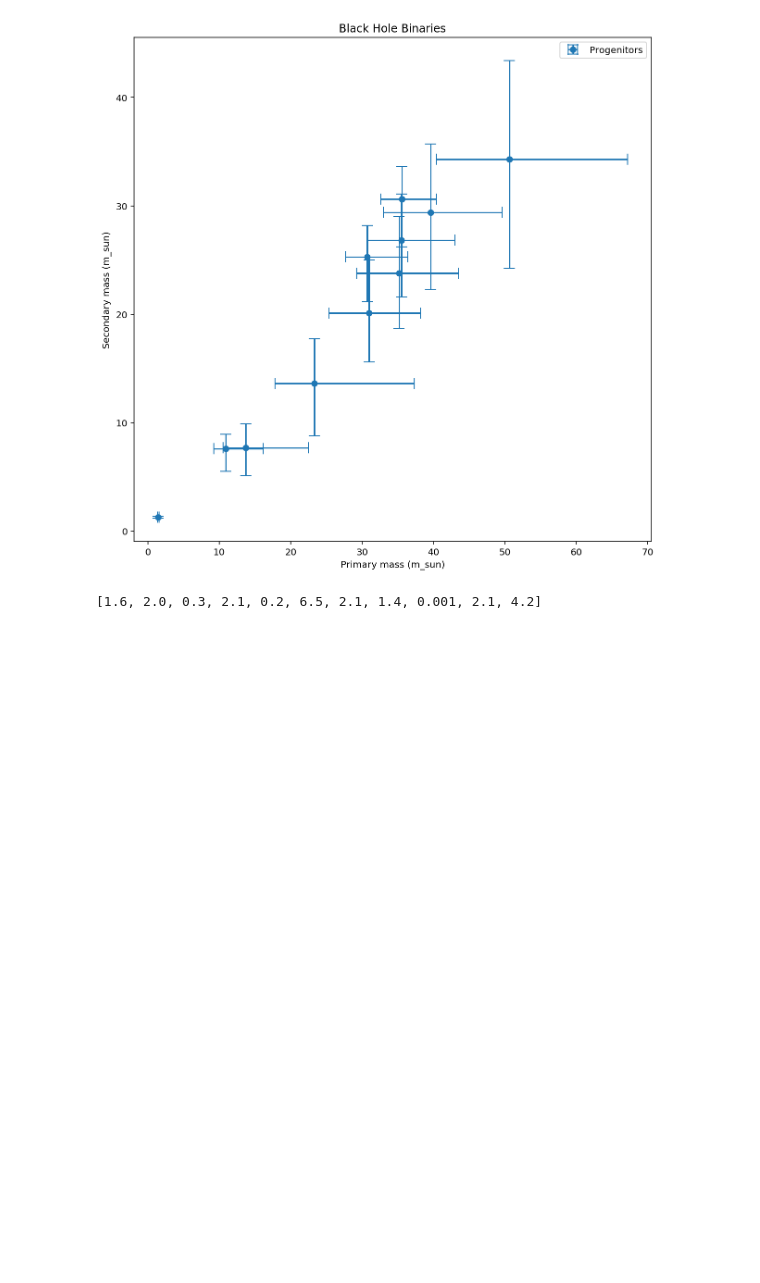
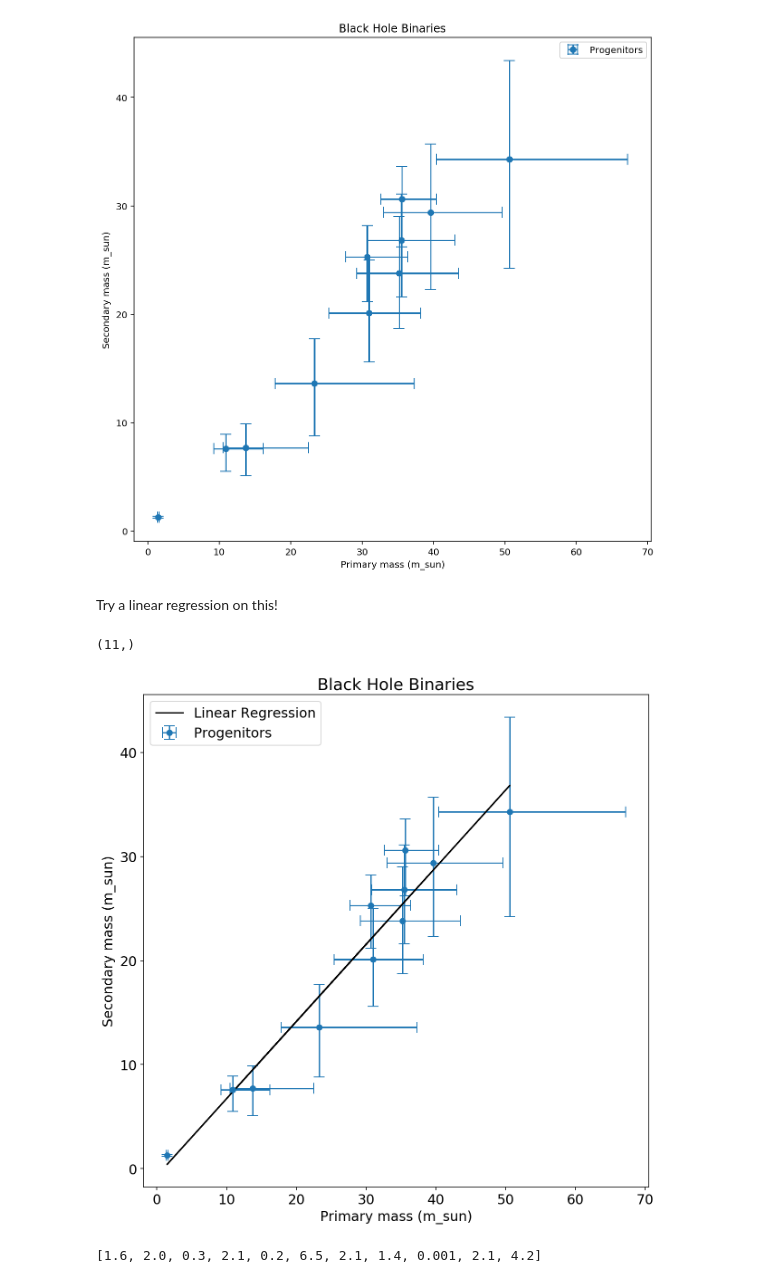
Before and after one commit to charlotteolsen/astrostats_GWproject, a Jupyter notebook: GW_project_massplots.ipynb, the cells around one changed output. Drawn from its saved outputs; the diff is of its cells as text; code cells hidden in the pictures; blank space fills up the shorter version.

Commit message:
Add linear regression without using error bars

```diff
--- a/GW_project_massplots.ipynb
+++ b/GW_project_massplots.ipynb
@@ -239,3 +242,5 @@ plt.title('Black Hole Binaries')
 plt.legend();
 # %% [output]
 [figure]
+# %% [markdown]
+Try a linear regression on this!
@@ -242,3 +250,27 @@ plt.legend();
+# %%
+p_mass_pd = np.asarray(p_mass)
+s_mass_pd = np.asarray(s_mass)
+p_mass_pd.shape
+s_mass_pd.shape
+# %% [output]
+(11,)
+# %%
+##  Linear regression - from hack session? - without errors!
+
+clf = LinearRegression()
+clf.fit(p_mass_pd[:,None],s_mass_pd)
+s_mass_fit = clf.predict(p_mass_pd[:,None])
+# %%
+fig = plt.figure(figsize = (10,10))
+plt.errorbar(p_mass,s_mass, xerr = (p_dnerr,p_uperr), yerr = (s_dnerr,s_uperr),
+             label = 'Progenitors', linestyle = '', capsize = 6, marker = 'o')
+plt.plot(p_mass,s_mass_fit, '-k', label = 'Linear Regression')
+plt.xlabel('Primary mass (m_sun)')
+plt.ylabel('Secondary mass (m_sun)')
+plt.title('Black Hole Binaries')
+plt.legend();
+# %% [output]
+[figure, added]
 # %%
 p_ave = np.mean(p_mass)
 s_ave = np.mean(s_mass)
```
Also changed, not shown: parts of 2 cells of this notebook.
